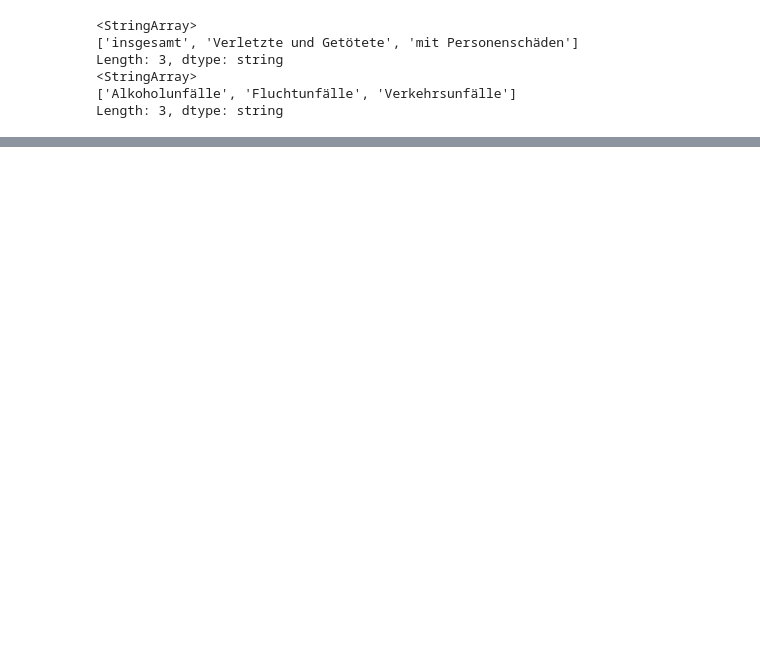
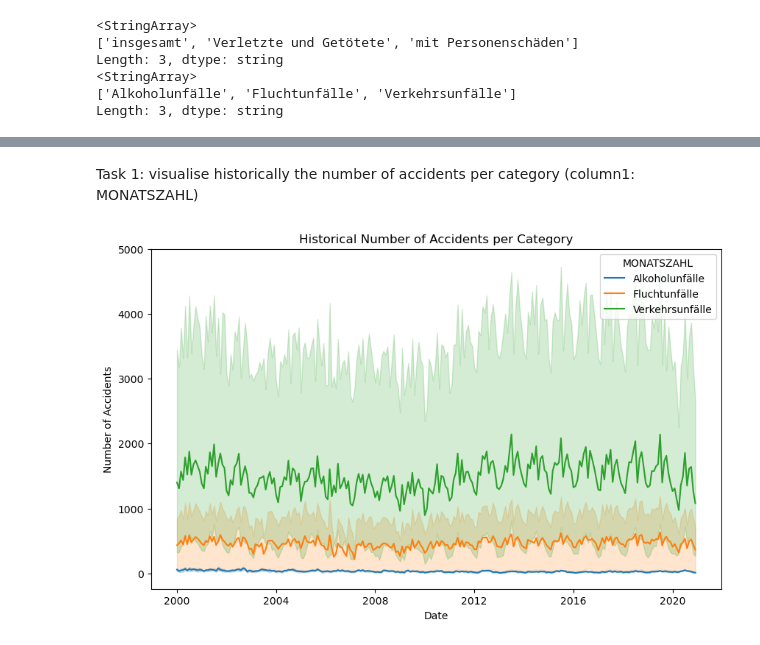
Before and after one commit to andreea-bodea/DPS_Challenge, a Jupyter notebook: DPD_Challenge_Mission1.ipynb, the cells around one changed output, grey strips where cells are left out. Drawn from its saved outputs; the diff is of its cells as text; code cells hidden in the pictures; blank space fills up the shorter version.

Commit message:
Visualize data and create prediction model

```diff
--- a/DPD_Challenge_Mission1.ipynb
+++ b/DPD_Challenge_Mission1.ipynb
@@ -63,5 +81,0 @@ df
-# %%
-# drop the records which come after 2020
-df = df[df['JAHR'] <= 2020]
-df.reset_index(drop=True, inplace=True)
-df
@@ -122,3 +123,7 @@ Try using .loc[row_indexer,col_indexer] = value instead
 
 See the caveats in the documentation: https://pandas.pydata.org/pandas-docs/stable/user_guide/indexing.html#returning-a-view-versus-a-copy
   df['AUSPRAEGUNG'] = df['AUSPRAEGUNG'].astype("string")
+# %%
+df['MONAT'] = df['MONAT'].astype("string")
+df['MONAT'] = pd.to_datetime(df['MONAT'].astype("string"), format='%Y%m', errors='coerce')
+df.info()
@@ -149,0 +166,13 @@ array([[<AxesSubplot:title={'center':'JAHR'}>,
+# %% [markdown]
+Task 1: visualise historically the number of accidents per category (column1: MONATSZAHL)
+# %%
+import seaborn as sns
+
+plt.figure(figsize=(10, 6))
+sns.lineplot(x='MONAT', y='WERT', hue='MONATSZAHL', data=df)
+plt.title('Historical Number of Accidents per Category')
+plt.xlabel('Date')
+plt.ylabel('Number of Accidents')
+plt.show()
+# %% [output]
+[figure, added]
```
Also changed, not shown: parts of 10 cells of this notebook.
